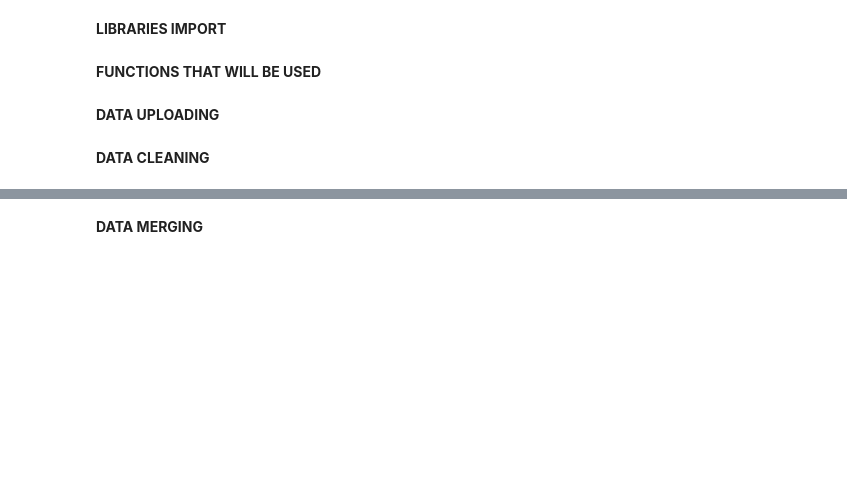
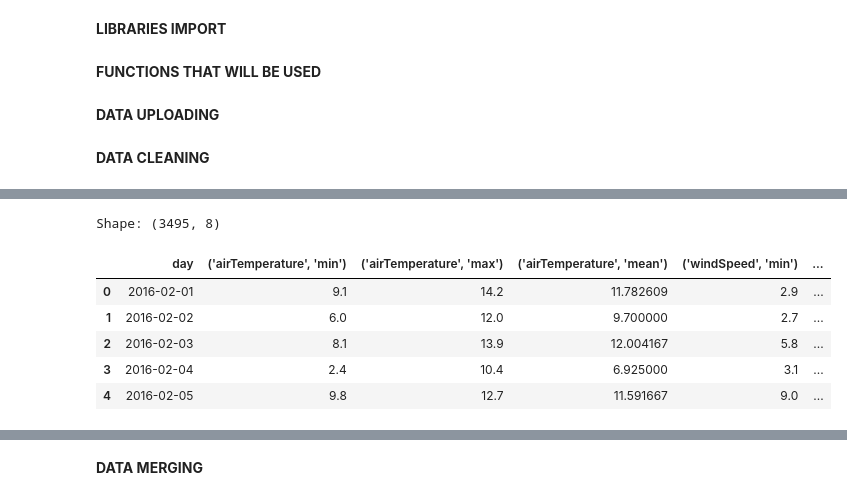
Before and after one commit to DmtrRm/IAAC2024_tutorials, a Jupyter notebook: kaggle_complete2.ipynb, the cells around one changed output, grey strips where cells are left out. Drawn from its saved outputs; the diff is of its cells as text; code cells hidden in the pictures; blank space fills up the shorter version.

```diff
--- a/kaggle_complete2.ipynb
+++ b/kaggle_complete2.ipynb
@@ -118,3 +183,32 @@ weather[['day', 'time']] = weather['timestamp'].str.split(' ', expand=True)
+# %%
+weather["day"] = weather["day"].apply(lambda s: datetime.strptime(s, "%Y-%m-%d"))
+weather["year"] = weather["day"].apply(lambda s: s.year)
+weather["month"] = weather["day"].apply(lambda s: s.month)
+weather["day_number"] = weather["day"].apply(lambda s: s.day)
+weather["weekday"] = weather["day"].apply(lambda s: s.weekday() in [5,6])
+# %%
+site_ids = weather["site_id"].unique()
+dfs = []
+
+for site_id in site_ids:
+    w_stats = weather.loc[weather["site_id"]==site_id].set_index("day").resample('D')[['airTemperature',
+                                                                        "windSpeed"]].agg(['min', 'max', "mean"]).to_records()
+    w_stats_df = pd.DataFrame(w_stats)
+    w_stats_df["site_id"] = site_id
+    dfs.append(w_stats_df)
+
+w_df = pd.concat(dfs, axis=0)  # concatenating the resulting dataframes to have one
+
+print("Shape:", w_df.shape)
+w_df.head()
+# %% [output]
+Shape: (3495, 8)
+|  | day | ('airTemperature', 'min') | ('airTemperature', 'max') | ('airTemperature', 'mean') | ('windSpeed', 'min') | ... |
+| 0 | 2016-02-01 | 9.1 | 14.2 | 11.782609 | 2.9 | ... |
+| 1 | 2016-02-02 | 6.0 | 12.0 | 9.700000 | 2.7 | ... |
+| 2 | 2016-02-03 | 8.1 | 13.9 | 12.004167 | 5.8 | ... |
+| 3 | 2016-02-04 | 2.4 | 10.4 | 6.925000 | 3.1 | ... |
+| 4 | 2016-02-05 | 9.8 | 12.7 | 11.591667 | 9.0 | ... |
 # %%
 weather["day"] = weather["day"].apply(lambda s: datetime.strptime(s, "%Y-%m-%d"))
 weather["year"] = weather["day"].apply(lambda s: s.year)
```
Also changed, not shown: parts of 9 cells of this notebook.
